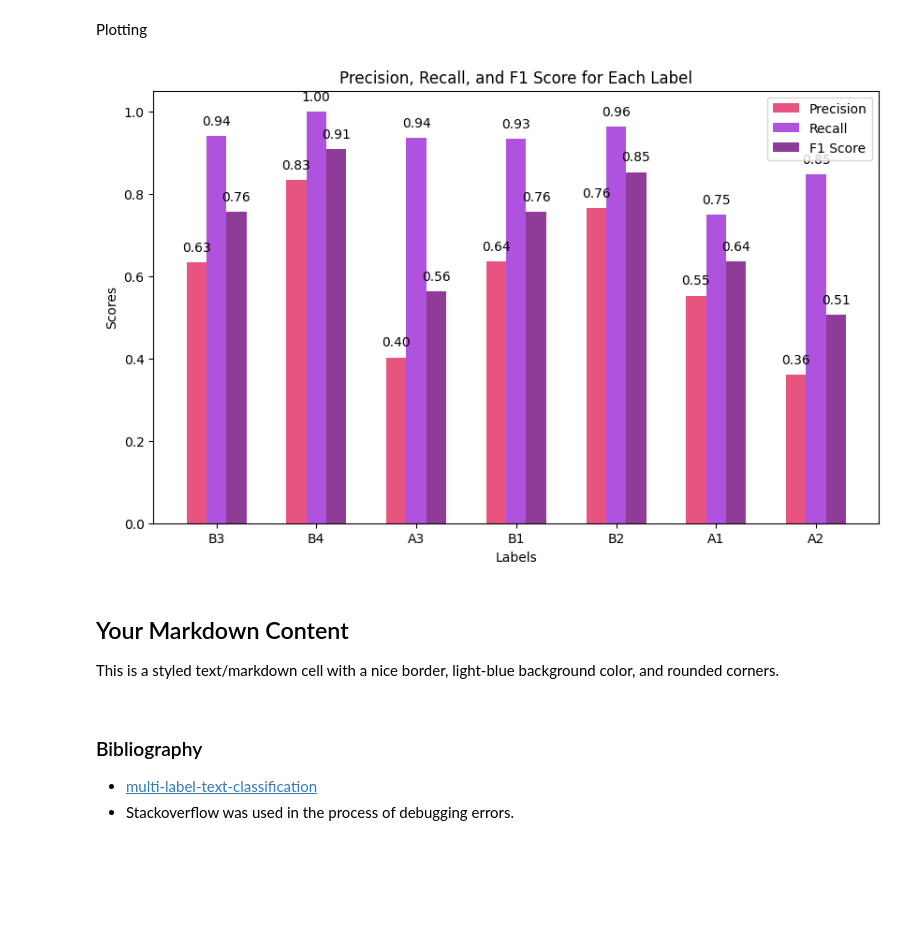
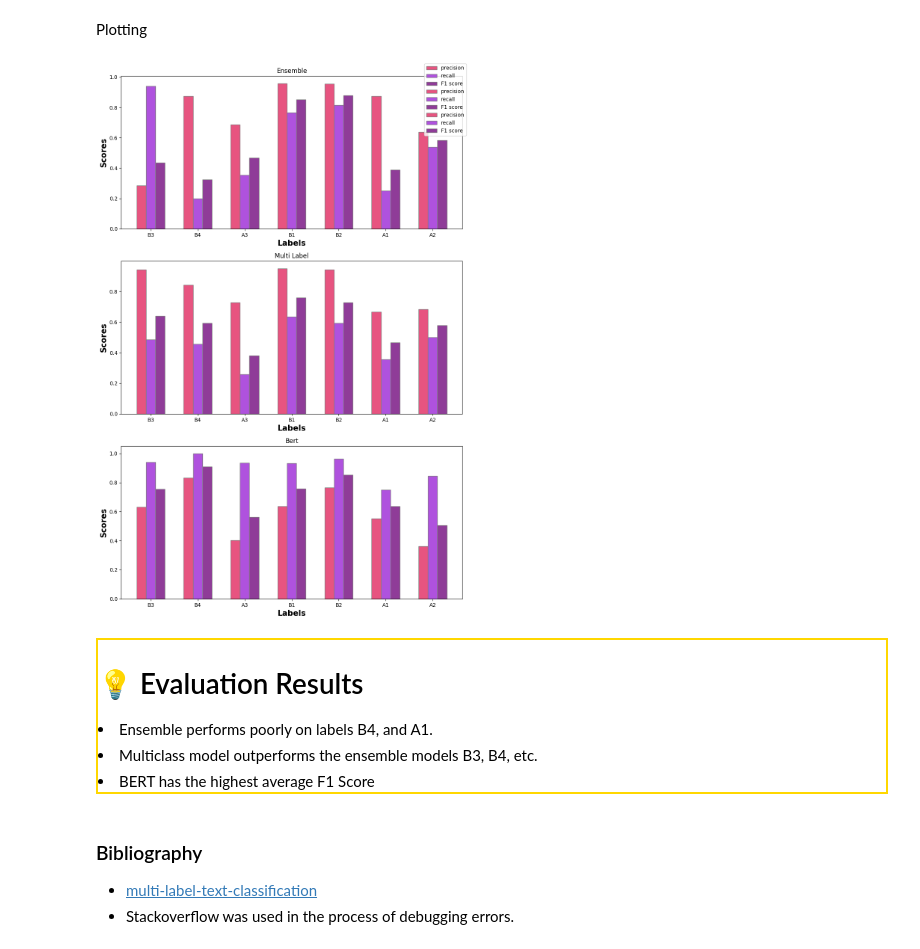
Before and after one commit to visalakshi2001/gra-ml-task, a Jupyter notebook: ML_DL_Text_Classification.ipynb, the cells around one changed output. Cells and saved outputs as stored; diff of their text form; code cells hidden in the pictures; blank space fills up the shorter version.

```diff
--- a/ML_DL_Text_Classification.ipynb
+++ b/ML_DL_Text_Classification.ipynb
@@ -251,7 +253,7 @@ Note that the `ensemble` parameter is common in all functions in order to reuse
 
 **Also note that the 4th task of evaluation is yet present at the end of the notebook.**
 # %%
-evaluate_model(ensemble_val, y_hat, labels=class_to_index.keys(), ensemble=True)
+y_val_ensem, y_hat_ensem = evaluate_model(ensemble_val, y_hat, labels=class_to_index.keys(), ensemble=True)
 # %% [output]
 Ensemble Classification Report:
               precision    recall  f1-score   support
@@ -342,7 +320,7 @@ y_hat = get_predictions(model, multiclass_val, ensemble=False)
 # %% [markdown]
 We are reusing the helper functions with ensemble=False below.
 # %%
-evaluate_model(y_hat=y_hat, val_data=multiclass_val,labels=class_to_index.keys(), ensemble=False)
+y_val_multi, y_hat_multi = evaluate_model(y_hat=y_hat, val_data=multiclass_val,labels=class_to_index.keys(), ensemble=False)
 # %% [output]
 Ensemble Classification Report:
               precision    recall  f1-score   support
@@ -467,5 +444,5 @@ y_hat = (val_preds_tf > 0.5).numpy()
 # %%
-evaluate_model(val_data=bert_val, ensemble=False, labels=class_to_index.keys(), y_hat=y_hat)
+y_val_bert, y_hat_bert = evaluate_model(val_data=bert_val, ensemble=False, labels=class_to_index.keys(), y_hat=y_hat)
 # %% [output]
 Ensemble Classification Report:
               precision    recall  f1-score   support
@@ -505,51 +477,68 @@ from sklearn.metrics import precision_recall_fscore_support
 # %% [markdown]
 Calculating scores
 # %%
-prec, rec, f1_, sup = precision_recall_fscore_support(y_true=val_labels.numpy(), y_pred=binary_val_preds_tf)
+ensem_prec, ensem_rec, ensem_f1_, sup = precision_recall_fscore_support(y_true=y_val_ensem, y_pred=y_hat_ensem)
+multi_prec, multi_rec, multi_f1_, sup = precision_recall_fscore_support(y_true=y_val_multi, y_pred=y_hat_multi)
+bert_prec, bert_rec, bert_f1_, sup = precision_recall_fscore_support(y_true=y_val_bert, y_pred=y_hat_bert)
 # %% [markdown]
 Plotting
 # %%
+# Color scheme
 precision_color = '#E75480'
 recall_color = '#AF52DE'
 f1_color = '#8F3C98'
 
-fig, ax = plt.subplots(figsize=(10, 6))
+# Assuming you have 3 models and 7 labels
+models = ['Ensemble', 'Multi Label', "Bert"]
+labels = class_to_index.keys()
 
+# Assuming these are your precision, recall and f1_score arrays for each model
+# Replace these with your actual data
+precision = np.stack([ensem_prec, multi_prec, bert_prec])
+recall = np.stack([ensem_rec, multi_rec, bert_rec])
+f1_score = np.stack([ensem_f1_, multi_f1_, bert_f1_])
+
+# Create subplots
+fig, axs = plt.subplots(3, figsize=(10, 15))
+
+# Set bar width
 bar_width = 0.2
-index = np.arange(len(class_to_index.keys()))
 
-bar1 = ax.bar(index - bar_width, prec, bar_width, label='Precision', color=precision_color)
-bar2 = ax.bar(index, rec, bar_width, label='Recall', color=recall_color)
-bar3 = ax.bar(index + bar_width, f1_, bar_width, label='F1 Score', color=f1_color)
+# Set position of bar on X axis
+r1 = np.arange(len(labels))
+r2 = [x + bar_width for x in r1]
+r3 = [x + bar_width for x in r2]
 
-# Adding annotations on top of each bar
-for bars, scores in zip([bar1, bar2, bar3], [prec, rec, f1_]):
-    for bar, score in zip(bars, scores):
-        ax.text(bar.get_x() + bar.get_width() / 2, bar.get_height() + 0.02, f'{score:.2f}', ha='center', va='bottom')
+for idx, ax in enumerate(axs):
+    # Make the plot
+    ax.bar(r1, precision[idx], color=precision_color, width=bar_width, edgecolor='grey', label='precision')
+    ax.bar(r2, recall[idx], color=recall_color, width=bar_width, edgecolor='grey', label='recall')
+    ax.bar(r3, f1_score[idx], color=f1_color, width=bar_width, edgecolor='grey', label='F1 score')
 
+    # Adding xticks
+    ax.set_xlabel('Labels', fontweight='bold', fontsize=15)
+    ax.set_ylabel('Scores', fontweight='bold', fontsize=15)
+    ax.set_title(models[idx])
+    ax.set_xticks([r + bar_width for r in range(len(labels))])
+    ax.set_xticklabels(labels)
 
-ax.set_xlabel('Labels')
-ax.set_ylabel('Scores')
-ax.set_title('Precision, Recall, and F1 Score for Each Label')
-ax.set_xticks(index)
-ax.set_xticklabels(class_to_index.keys())
-ax.legend()
+# Add a legend
+fig.legend()
 
+# Show the plot
+plt.tight_layout()
 plt.show()
 # %% [output]
-[figure, old version]
+[figure, new version]
 # %% [markdown]
-<style>
-    .styled-cell {
-        border: 2px solid #3498db; /* Blue border color */
-        background-color: #ecf0f1; /* Light-blue background color */
+<div style="border: 2px solid #FFD700; /* Blue border color */
+        background-color: #fffee0; /* Light-blue background color */
         border-radius: 10px; /* Rounded corners */
-        padding: 10px; /* Padding for content inside the cell */
-    }
-</style>
-<div class="styled-cell">
-    <h2>Your Markdown Content</h2>
-    <p>This is a styled text/markdown cell with a nice border, light-blue background color, and rounded corners.</p>
+        padding: 10px; /* Padding for content inside the cell */">
+    <h1>💡 Evaluation Results</h1>
+    <li> Ensemble performs poorly on labels B4, and A1.</li>
+    <li> Multiclass model outperforms the ensemble models B3, B4, etc.</li>
+    <li> BERT has the highest average F1 Score</li>
 </div>
 # %% [markdown]
 ### Bibliography
```
Also changed, not shown: parts of 11 cells of this notebook.
